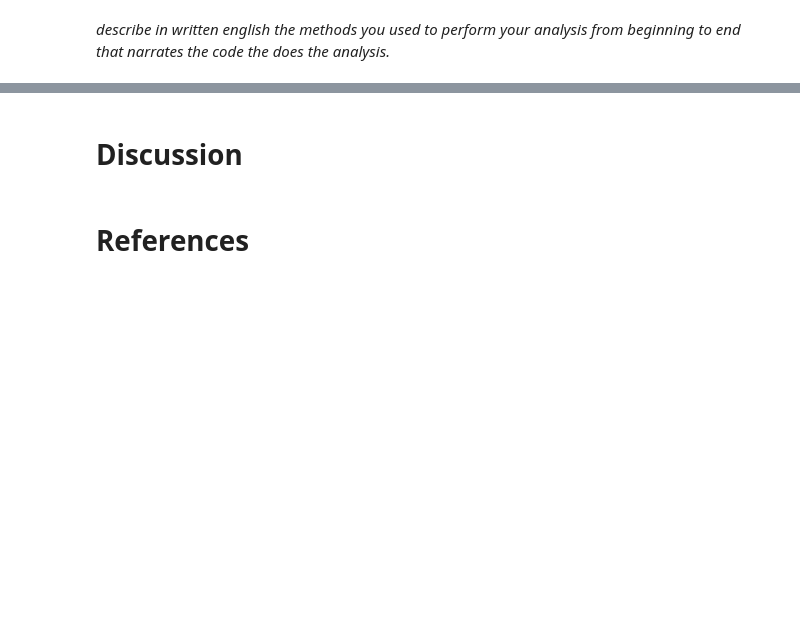
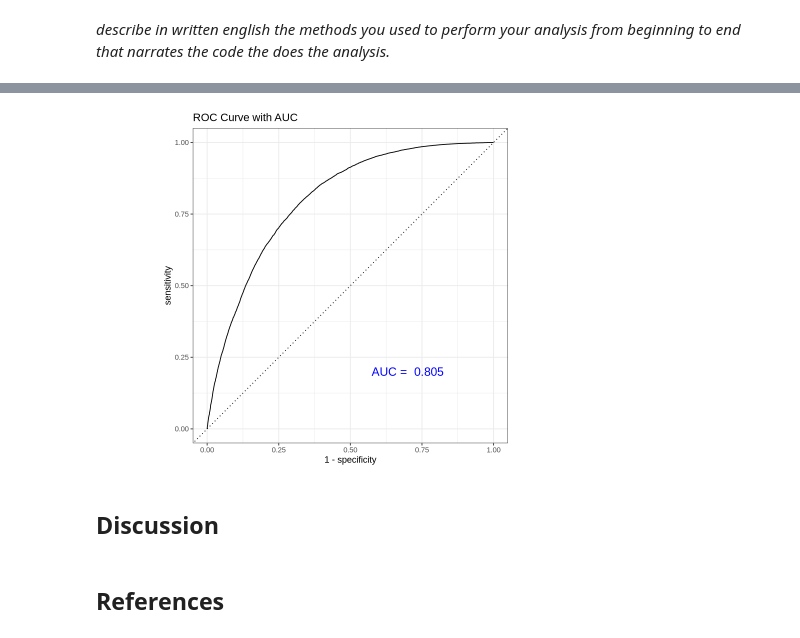
Before and after one commit to DSCI-310-2025/dsci-310-group-06, a Jupyter notebook: reports/diabetes_classification_report.ipynb, the cells around one changed output, grey strips where cells are left out. Drawn from its saved outputs; the diff is of its cells as text; code cells hidden in the pictures; blank space fills up the shorter version.

```diff
--- a/reports/diabetes_classification_report.ipynb
+++ b/reports/diabetes_classification_report.ipynb
@@ -210,7 +265,7 @@ lr_mod <- logistic_reg(penalty = tune(), mixture = 1) %>%
 folds <- vfold_cv(diabetes_train_filtered, v=5)
 
 lr_recipe <- recipe(Diabetes_binary ~ ., data = diabetes_train_filtered) %>%
-  step_dummy(all_nominal_predictors()) %>%
+  step_dummy(all_nominal_predictors(), -all_ordered()) %>%
   step_normalize(all_predictors())
 
 lr_workflow <- workflow() %>%
@@ -242,9 +311,8 @@ lasso_probs <- lasso_tuned_wflow %>% predict(diabetes_test, type="prob")
 lasso_modelOutputs <- cbind(diabetes_test, lasso_preds, lasso_probs)
 
 classificationMetrics <- metric_set(sens, spec, ppv, npv, accuracy, recall, f_meas)
+roc_auc_value <- roc_auc(lasso_modelOutputs, truth = Diabetes_binary, .pred_1, event_level = "second")
 
-lasso_metrics <- rbind(classifcationMetrics(lasso_modelOutputs, truth = Diabetes_binary, estimate = .pred_class, event_level = "second"),
-                       roc_auc(lasso_modelOutputs, truth =Diabetes_binary, .pred_1, event_level = "second"))
+lasso_metrics <- rbind(classificationMetrics(lasso_modelOutputs, truth = Diabetes_binary, estimate = .pred_class, event_level = "second"),
+                       roc_auc_value)
 lasso_metrics
-
-autoplot(roc_curve(lasso_modelOutputs, Diabetes_binary, .pred_1, event_level = "second"))
@@ -251,4 +331,11 @@ autoplot(roc_curve(lasso_modelOutputs, Diabetes_binary, .pred_1, event_level = "
+# %%
+options(repr.plot.width = 8, repr.plot.height = 6)
+autoplot(roc_curve(lasso_modelOutputs, Diabetes_binary, .pred_1, event_level = "second")) +
+    ggtitle("ROC Curve with AUC") +
+    annotate("text", x = 0.7, y = 0.2, label = paste("AUC = ", round(roc_auc_value$.estimate, 3)), size = 5, color = "blue")
+# %% [output]
+[figure, added]
 # %% [markdown]
-# Discussion
+## Discussion
 # %% [markdown]
-# References
+## References
```
Also changed, not shown: parts of 28 cells of this notebook, 1 other file.
